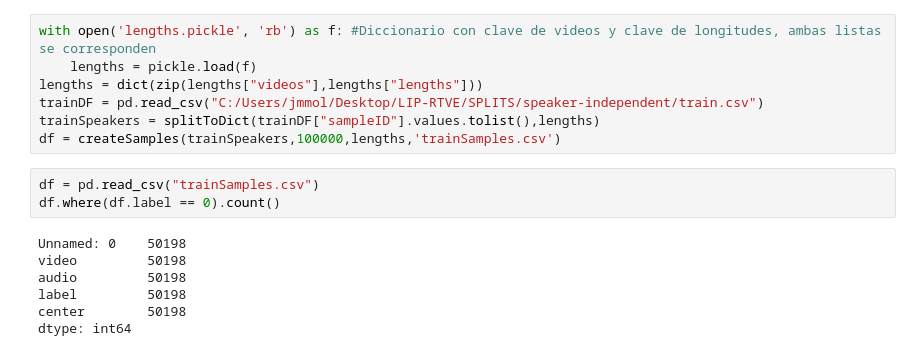
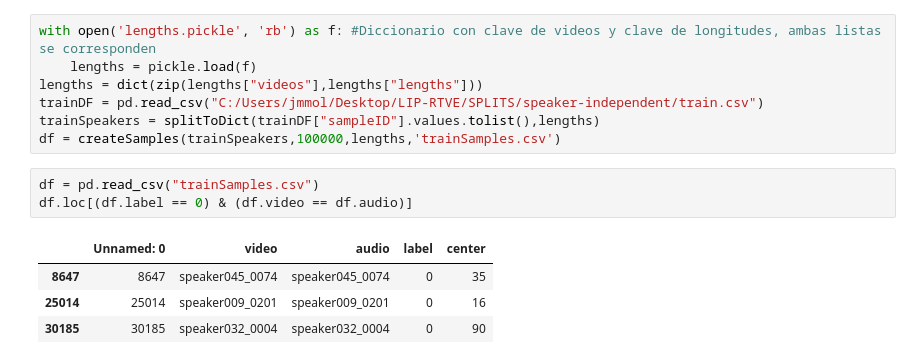
Before and after one commit to joactr/TFM, a Jupyter notebook: extract_faces.ipynb, the cells around one changed output. Cells and saved outputs as stored; diff of their text form.

```diff
--- a/extract_faces.ipynb
+++ b/extract_faces.ipynb
@@ -184,11 +186,9 @@ trainSpeakers = splitToDict(trainDF["sampleID"].values.tolist(),lengths)
 df = createSamples(trainSpeakers,100000,lengths,'trainSamples.csv')
 # %%
 df = pd.read_csv("trainSamples.csv")
-df.where(df.label == 0).count()
+df.loc[(df.label == 0) & (df.video == df.audio)]
 # %% [output]
-Unnamed: 0    50198
-video         50198
-audio         50198
-label         50198
-center        50198
-dtype: int64
+|  | Unnamed: 0 | video | audio | label | center |
+| 8647 | 8647 | speaker045_0074 | speaker045_0074 | 0 | 35 |
+| 25014 | 25014 | speaker009_0201 | speaker009_0201 | 0 | 16 |
+| 30185 | 30185 | speaker032_0004 | speaker032_0004 | 0 | 90 |
```
Also changed, not shown: parts of 2 cells of this notebook, 2 other files.
